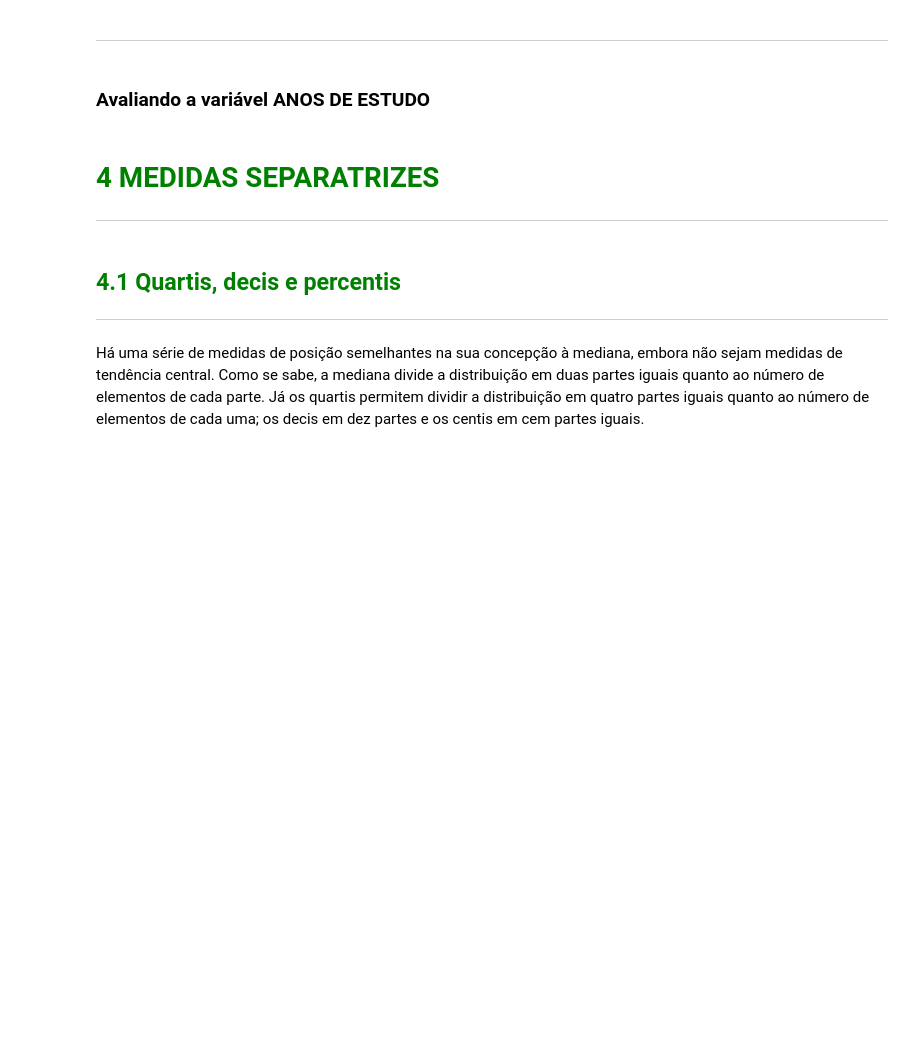
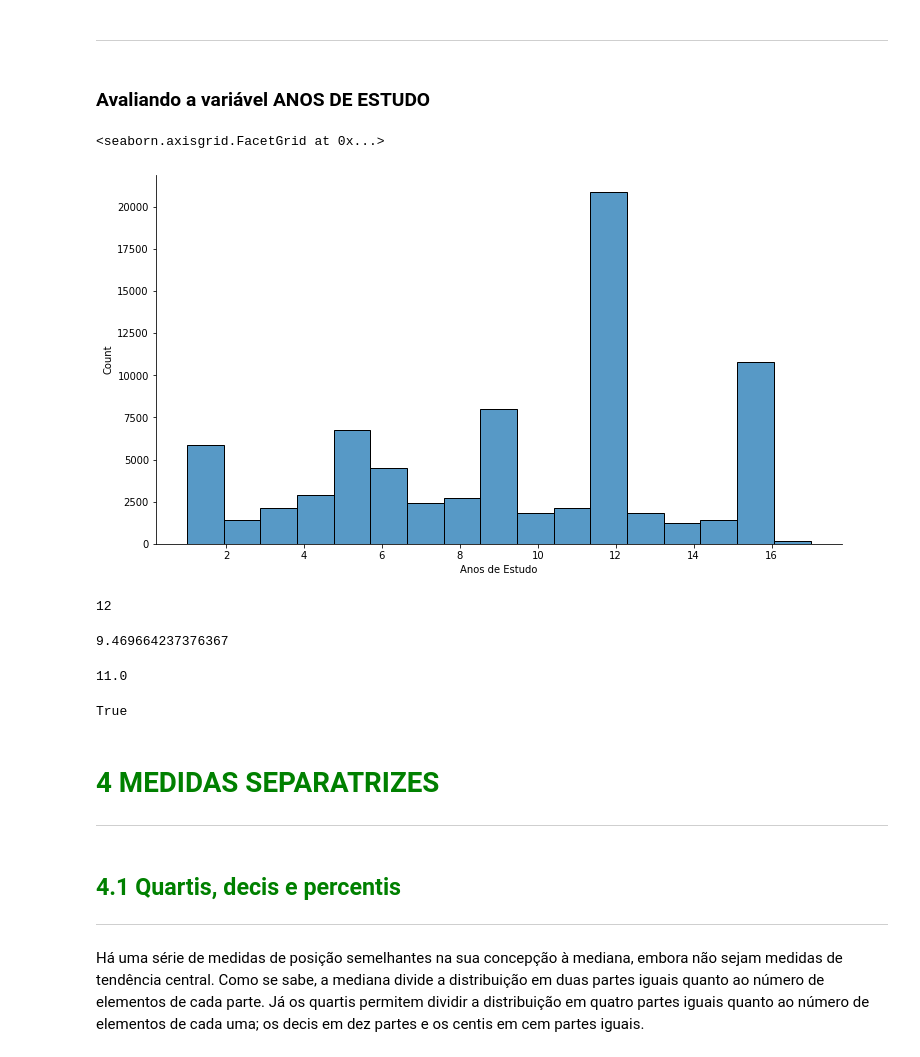
Before and after one commit to seifferth-lopes/Data-Science-Estat-stica_Python01, a Jupyter notebook: Curso_de_Estatística_Parte_1.ipynb, the cells around one changed output. Drawn from its saved outputs; the diff is of its cells as text; code cells hidden in the pictures; blank space fills up the shorter version.

```diff
--- a/Curso_de_Estatística_Parte_1.ipynb
+++ b/Curso_de_Estatística_Parte_1.ipynb
@@ -807,6 +919,32 @@ Pode-se definir a moda como sendo o valor mais frequente de um conjunto de dados
 ***
 # %% [markdown]
 ### Avaliando a variável ANOS DE ESTUDO
+# %%
+an = sns.displot(dados['Anos de Estudo'], bins = 17)
+an.figure.set_size_inches(12,6)
+an
+# %% [output]
+<seaborn.axisgrid.FacetGrid at 0x...>
+[figure, added]
+# %%
+Modan = dados['Anos de Estudo'].mode()[0]
+Modan
+# %% [output]
+12
+# %%
+Median = dados['Anos de Estudo'].mean()
+Median
+# %% [output]
+9.469664237376367
+# %%
+Medianan = dados['Anos de Estudo'].median()
+Medianan
+# %% [output]
+11.0
+# %%
+Modan  > Medianan > Median
+# %% [output]
+True
 # %% [markdown]
 # <font color=green>4 MEDIDAS SEPARATRIZES</font>
 ***
```
Also changed, not shown: parts of 15 cells of this notebook.
